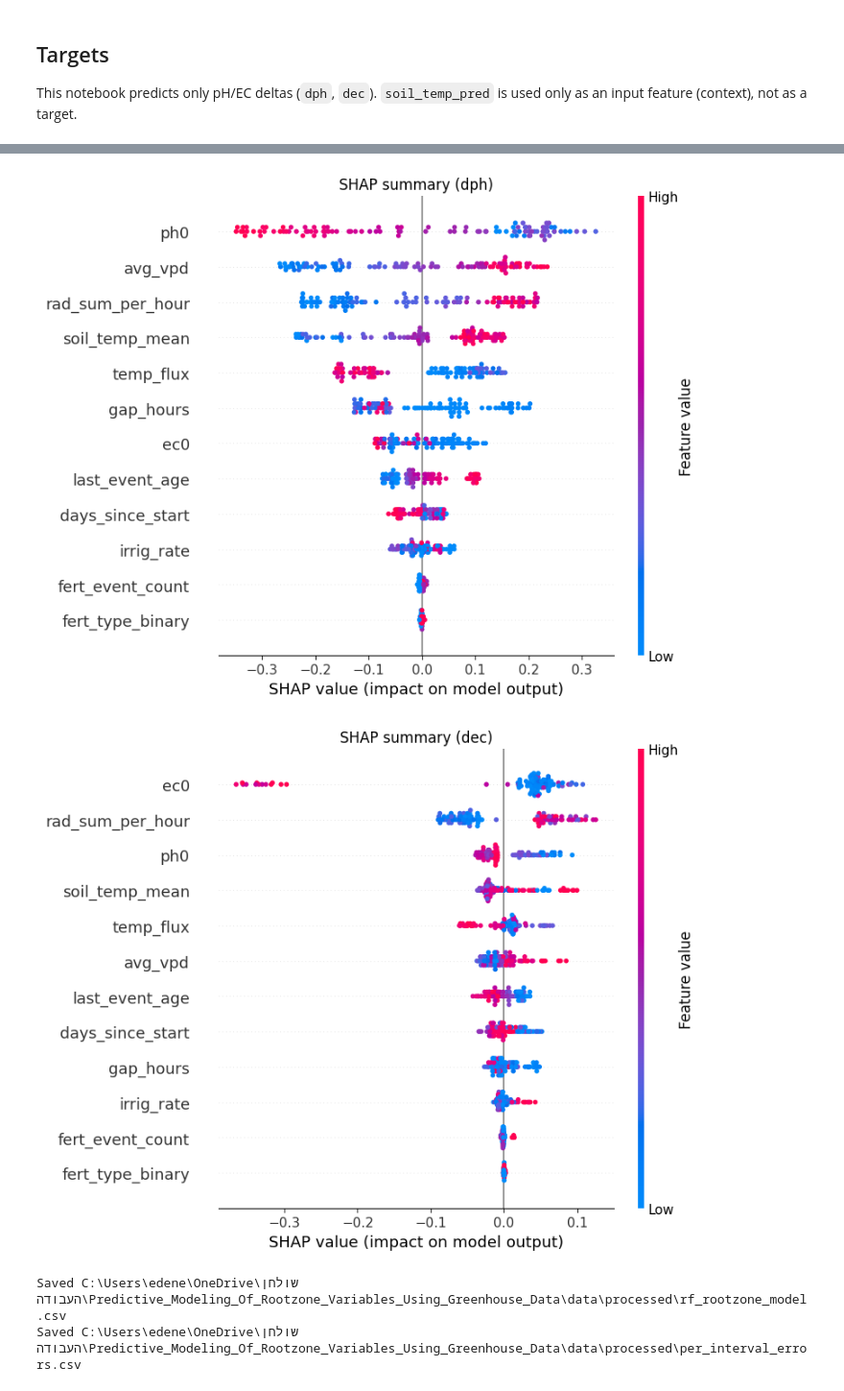
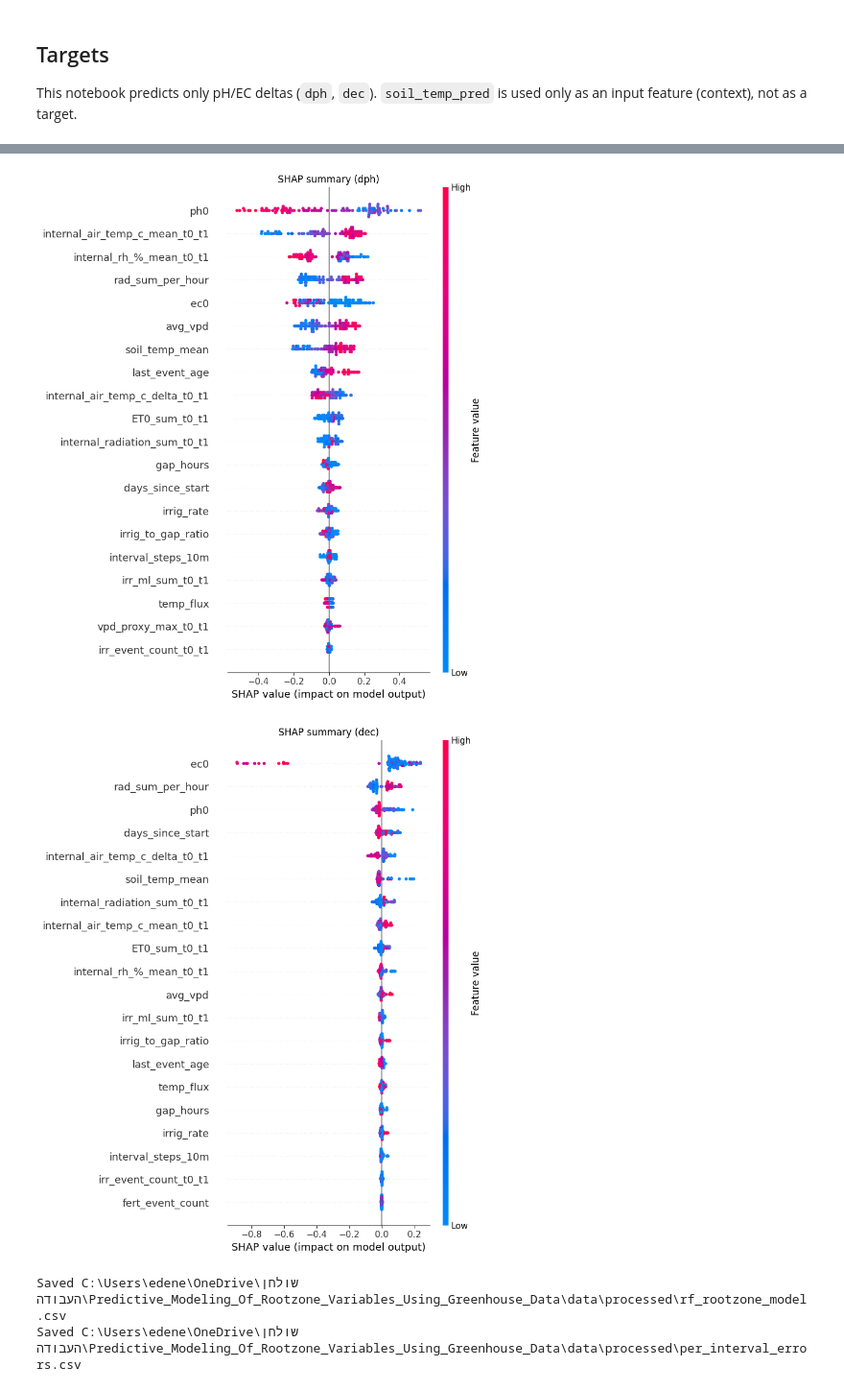
Before and after one commit to EliyahuEden/final_data_file, a Jupyter notebook: scripts/RF_Rootzone_Model.ipynb, the cells around one changed output, grey strips where cells are left out. Shown: that part at 96% size. Drawn from its saved outputs; the diff is of its cells as text; code cells hidden in the pictures.

```diff
--- a/scripts/RF_Rootzone_Model.ipynb
+++ b/scripts/RF_Rootzone_Model.ipynb
@@ -773,15 +831,15 @@ Per-interval true vs predicted (all tested intervals):
 # %%
-# Feature importance (display only) for the constrained feature set
-dph_rf = RandomForestRegressor(**rf_params)
-dec_rf = RandomForestRegressor(**rf_params)
-dph_rf.fit(X_all, y_dph)
-dec_rf.fit(X_all, y_dec)
+# Feature importance (display only) for the current feature sets
+ph_rf = RandomForestRegressor(**rf_params_ph)
+ec_rf = RandomForestRegressor(**rf_params_ec)
+ph_rf.fit(X_all_ph, y_dph)
+ec_rf.fit(X_all_ec, y_dec)
 
-for tgt_name, est in [
-    ('dph', dph_rf),
-    ('dec', dec_rf),
- ]:
-    imp = pd.Series(est.feature_importances_, index=feature_cols).sort_values(ascending=False)
+for tgt_name, est, cols in [
+    ('dph', ph_rf, feature_cols_ph),
+    ('dec', ec_rf, feature_cols_ec),
+]:
+    imp = pd.Series(est.feature_importances_, index=cols).sort_values(ascending=False)
     top = imp.head(min(25, len(imp)))
     plt.figure(figsize=(8,6))
     plt.barh(top.index[::-1], top.values[::-1])
@@ -795,33 +853,34 @@ for tgt_name, est in [
 # %%
 # SHAP summary plots (if shap is installed)
 try:
     import shap
 except ImportError as e:
     raise ImportError('shap is not installed in this environment. Install with: pip install shap') from e
 
 # Train final models once (same as used in feature importances)
-dph_final = RandomForestRegressor(**rf_params)
-dec_final = RandomForestRegressor(**rf_params)
-dph_final.fit(X_all, y_dph)
-dec_final.fit(X_all, y_dec)
+ph_final = RandomForestRegressor(**rf_params_ph)
+ec_final = RandomForestRegressor(**rf_params_ec)
+ph_final.fit(X_all_ph, y_dph)
+ec_final.fit(X_all_ec, y_dec)
 
 # Use a sample to keep runtime reasonable
-X_sample = X_all.sample(n=min(300, len(X_all)), random_state=42)
+X_sample_ph = X_all_ph.sample(n=min(300, len(X_all_ph)), random_state=42)
+X_sample_ec = X_all_ec.sample(n=min(300, len(X_all_ec)), random_state=42)
 
-for tgt_name, est in [
-    ('dph', dph_final),
-    ('dec', dec_final),
- ]:
+for tgt_name, est, X_sample in [
+    ('dph', ph_final, X_sample_ph),
+    ('dec', ec_final, X_sample_ec),
+]:
     explainer = shap.TreeExplainer(est)
     shap_values = explainer.shap_values(X_sample)
     plt.figure()
     shap.summary_plot(shap_values, X_sample, show=False)
     plt.title(f'SHAP summary ({tgt_name})')
     plt.tight_layout()
     plt.show()
 # %% [output]
-[figure, old version]
+[figure, new version]
-[figure, old version]
+[figure, new version]
 # %%
 PROCESSED.mkdir(parents=True, exist_ok=True)
 pred_df.to_csv(PROCESSED / 'rf_rootzone_model.csv')
```
Also changed, not shown: parts of 3 cells of this notebook, 2 other files.
